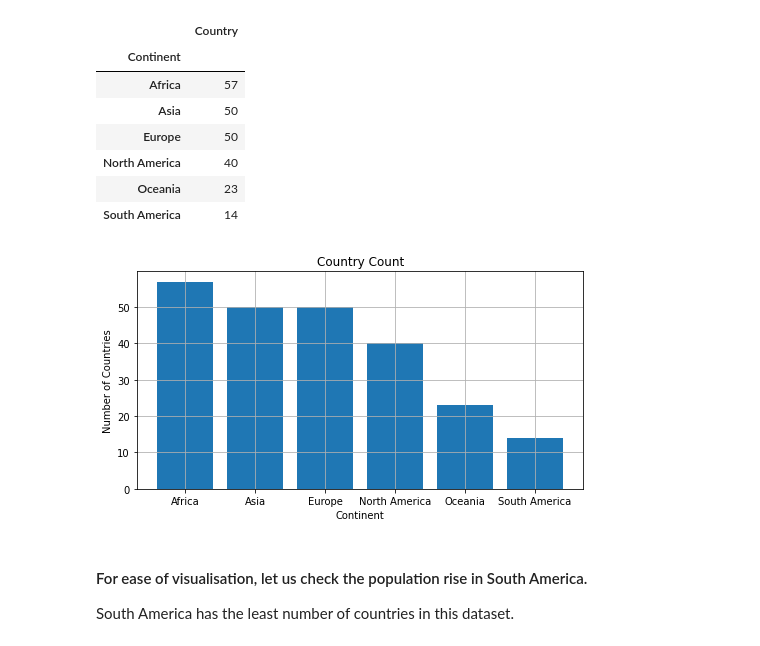
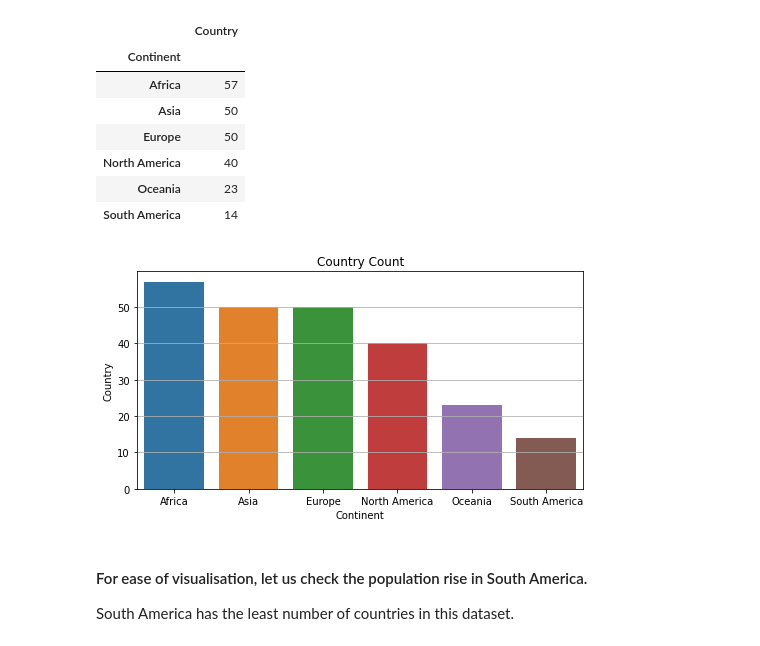
Before and after one commit to sankhadeepriju/Towards-Python-Data-Analysis, a Jupyter notebook: Data-Analysis World Population(1970-2022)/world-population-data-analysis-beginner.ipynb, the cells around one changed output. Saved outputs shown, nothing was run; the diff lists cells and outputs as text; code cells hidden in the pictures.

```diff
--- a/Data-Analysis World Population(1970-2022)[A Beginner's Approach]/world-population-data-analysis-beginner.ipynb
+++ b/Data-Analysis World Population(1970-2022)/world-population-data-analysis-beginner.ipynb
@@ -83,6 +83,7 @@ memory usage: 31.2+ KB
 # %%
 population_df.rename(columns = {'Density (per km²)':'Density (per sq. km)'}, inplace = True)
 population_df.rename(columns = {'Area (km²)':'Area (sq. km)'}, inplace = True)
+population_df.rename(columns = {'Country/Territory':'Country'}, inplace = True)
 population_df
 # %% [output]
 |  | Rank | CCA3 | Country | Capital | Continent | 2022 Population | 2020 Population | 2015 Population | ... |
@@ -314,12 +321,12 @@ country_count
 # %%
 plt.figure(figsize=(8,4))
 plt.title('Country Count')
 plt.xlabel('Continent')
 plt.ylabel('Number of Countries')
 plt.grid(True)
-plt.bar(country_count.index,country_count.Country);
+sns.barplot(x= country_count.index, y= country_count.Country);
 # %% [output]
-[figure, old version]
+[figure, new version]
 # %% [markdown]
 #### For ease of visualisation, let us check the population rise in South America.<br />
 South America has the least number of countries in this dataset.
```
Also changed, not shown: parts of 21 cells of this notebook, 2 other files.
